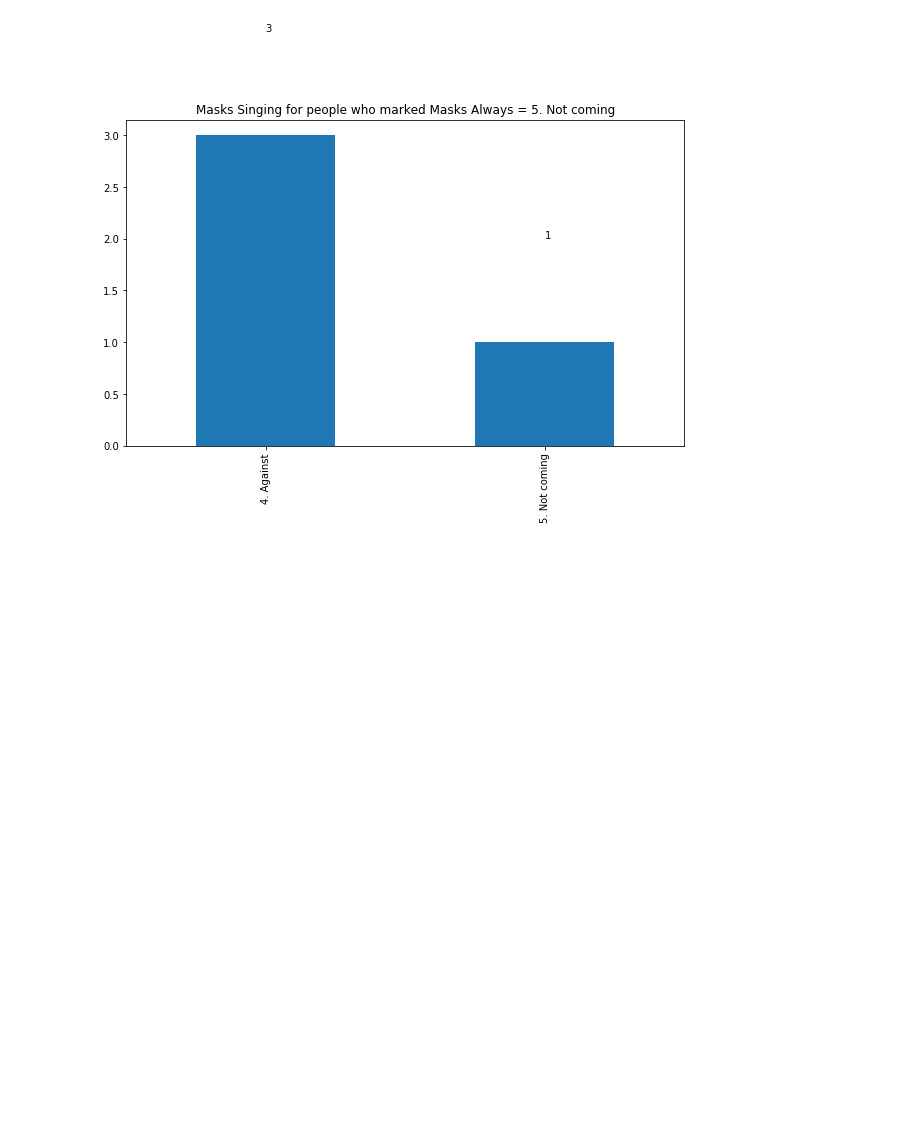
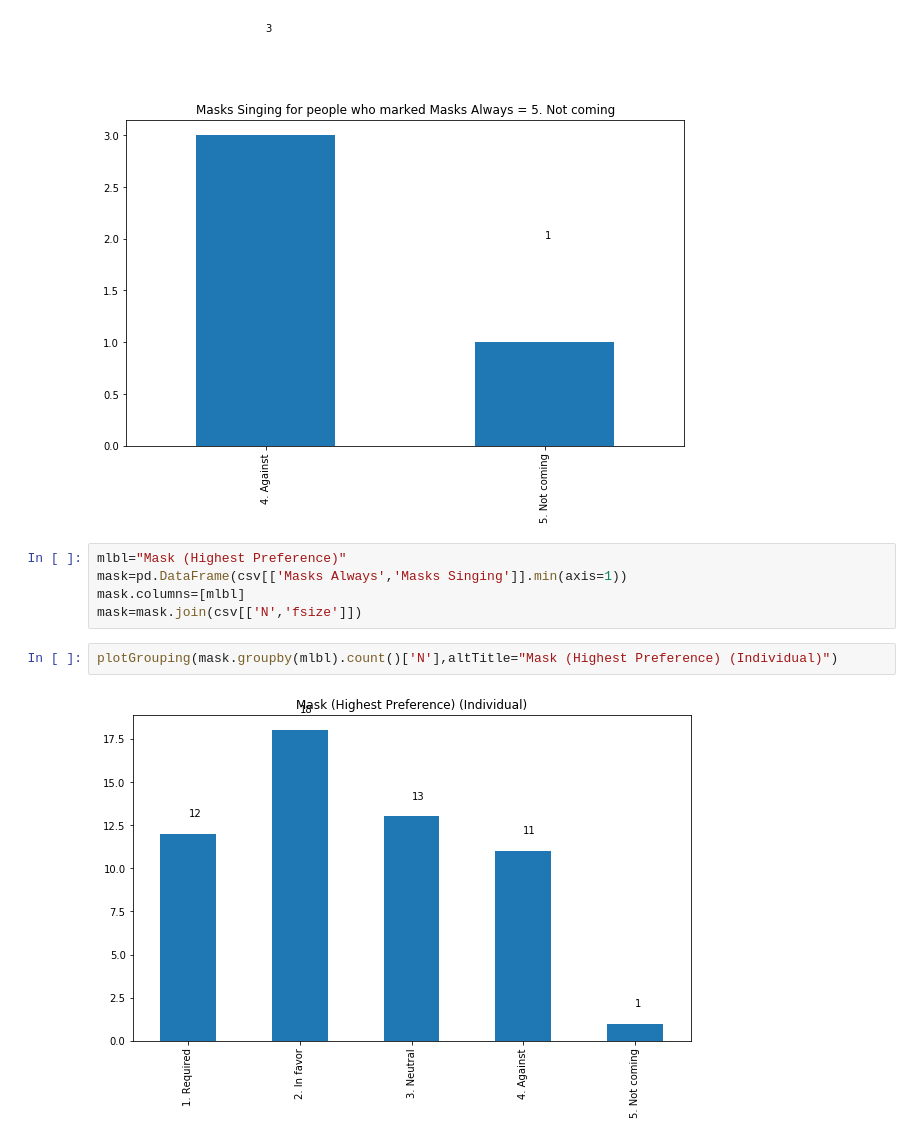
Before and after one commit to wpgabriel/living-hope-church, a Jupyter notebook: LHC Reopening Survey.ipynb, the cells around one changed output. Cells and saved outputs as stored; diff of their text form; blank space fills up the shorter version.

Commit message:
Added new mask graph

```diff
--- a/LHC Reopening Survey.ipynb
+++ b/LHC Reopening Survey.ipynb
@@ -128,3 +129,12 @@ fltr="5. Not coming"
 plotGrouping(getGrouping(csv[csv['Masks Always'].isin([fltr])],20),altTitle="Masks Singing for people who marked Masks Always = {}".format(fltr))
 # %% [output]
 [figure]
+# %%
+mlbl="Mask (Highest Preference)"
+mask=pd.DataFrame(csv[['Masks Always','Masks Singing']].min(axis=1))
+mask.columns=[mlbl]
+mask=mask.join(csv[['N','fsize']])
+# %%
+plotGrouping(mask.groupby(mlbl).count()['N'],altTitle="Mask (Highest Preference) (Individual)")
+# %% [output]
+[figure, added]
```
Also changed, not shown: parts of 3 cells of this notebook.
